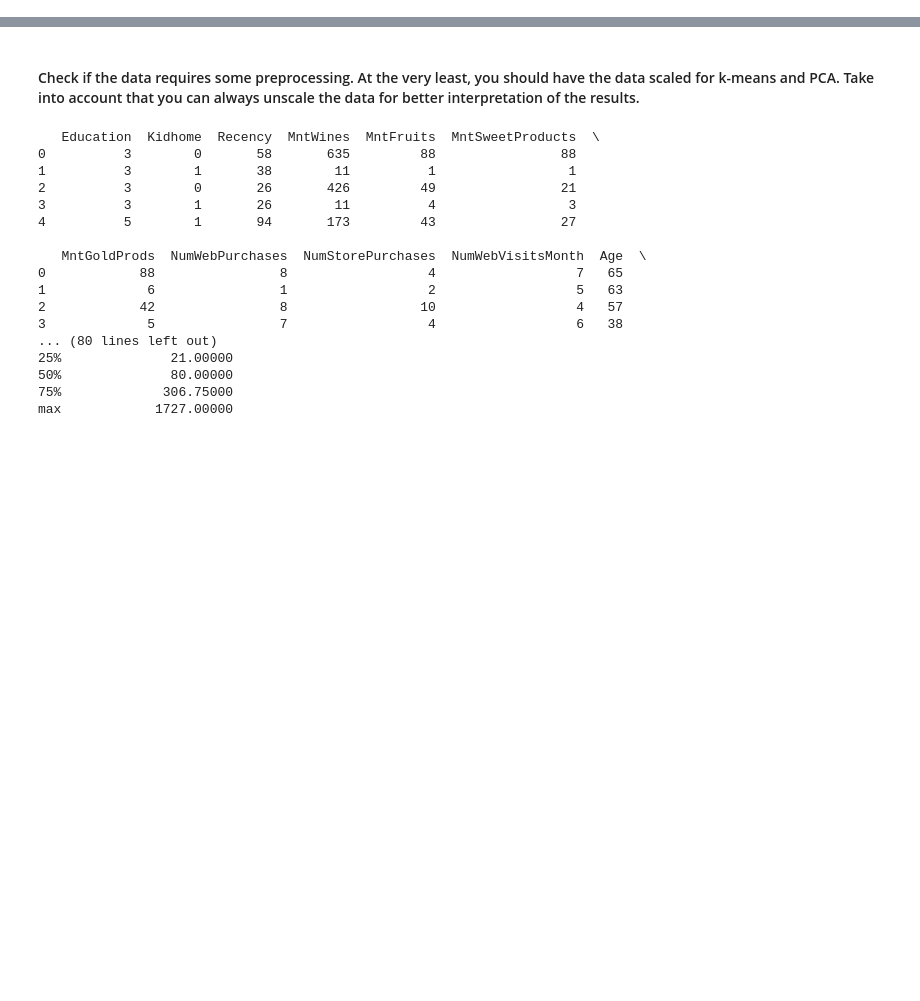
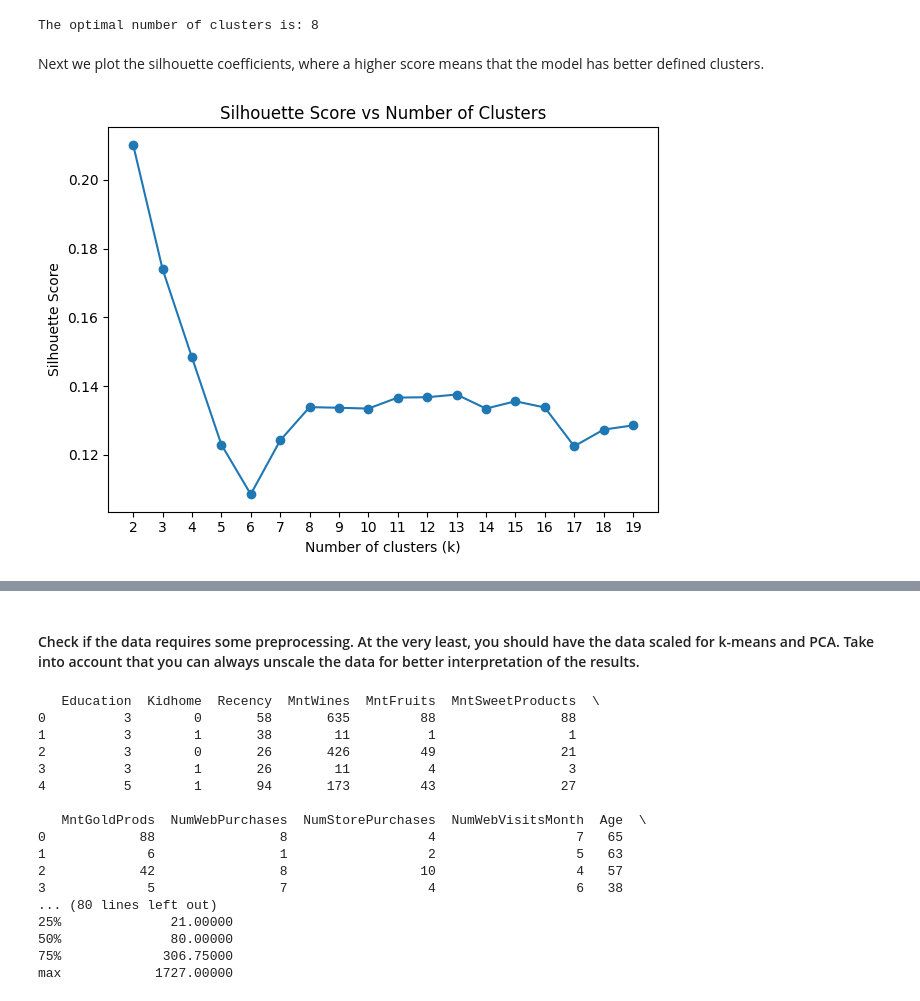
Before and after one commit to sannahartmann/Assignment-1-Unsupervised-learning, a Jupyter notebook: assignment1.ipynb, the cells around one changed output, grey strips where cells are left out. Cells and saved outputs as stored; diff of their text form; code cells hidden in the pictures; blank space fills up the shorter version.

```diff
--- a/assignment1.ipynb
+++ b/assignment1.ipynb
@@ -0,0 +95,20 @@
+# %%
+knee_locator = KneeLocator(range(2, number_of_k_to_test), sse, curve="convex", direction="decreasing")
+optimal_k = knee_locator.knee
+
+print(f"The optimal number of clusters is: {optimal_k}")
+# %% [output]
+The optimal number of clusters is: 8
+# %% [markdown]
+Next we plot the silhouette coefficients, where a higher score means that the model has better defined clusters.
+# %%
+plt.figure()
+plt.plot(k_values, silhouette_scores, marker='o')
+plt.xlabel('Number of clusters (k)')
+plt.ylabel('Silhouette Score')
+plt.title('Silhouette Score vs Number of Clusters')
+plt.xticks(k_values)
+plt.tight_layout()
+plt.show()
+# %% [output]
+[figure, added]
```
Also changed, not shown: parts of 25 cells of this notebook.
